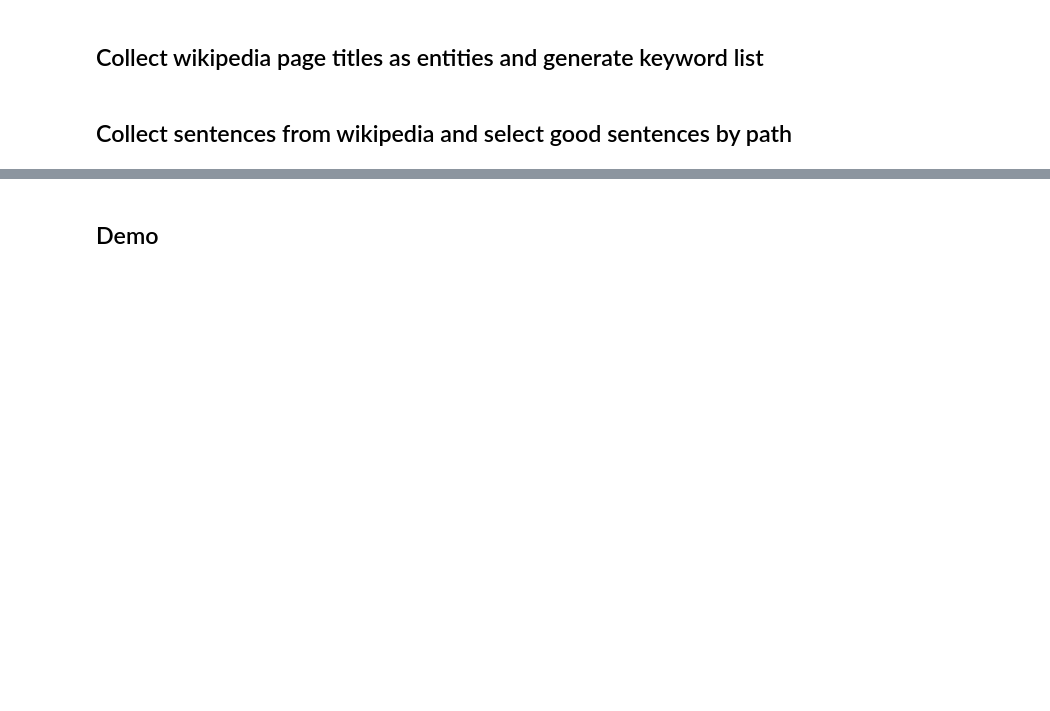
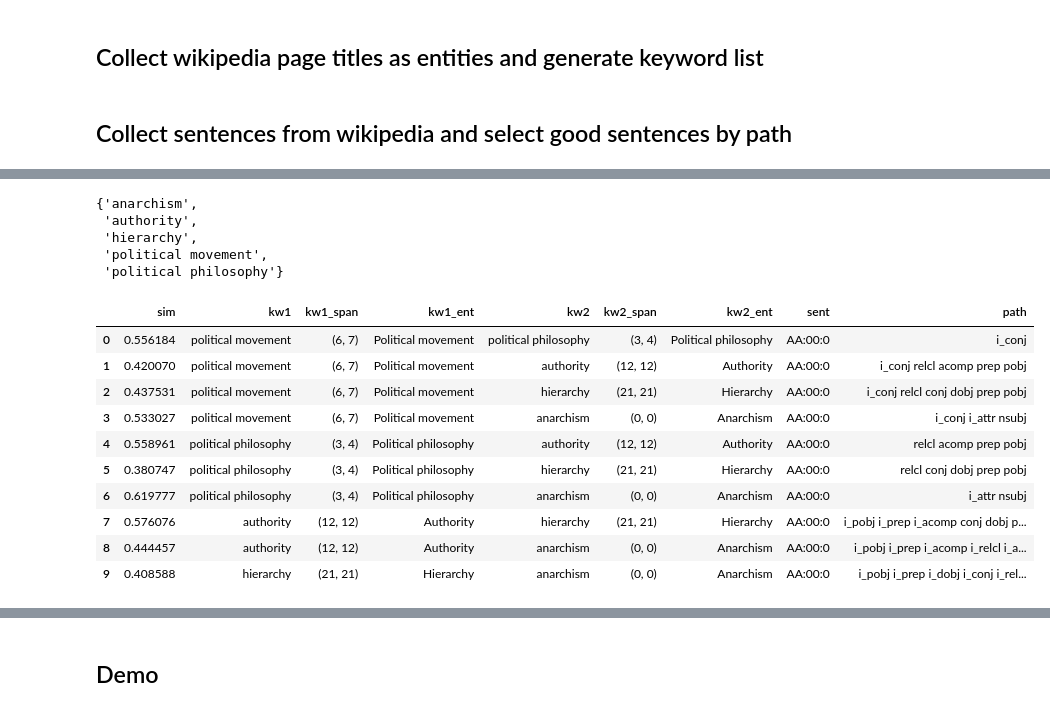
Before and after one commit to ZhuKerui/Forward, a Jupyter notebook: nb/extract_wiki.ipynb, the cells around one changed output, grey strips where cells are left out. Cells and saved outputs as stored; diff of their text form; code cells hidden in the pictures; blank space fills up the shorter version.

Commit message:
temp save

```diff
--- a/nb/extract_wiki.ipynb
+++ b/nb/extract_wiki.ipynb
@@ -153,0 +151,21 @@ True
+# %%
+with bz2.open(w2vec_dump_file) as f_in:
+    w2vec = Wikipedia2Vec.load(f_in)
+# %%
+my_mention_dict = {}
+for ent in w2vec.dictionary.entities():
+    if ent.count < 50:
+        continue
+    kw = remove_brackets(normalize_text(ent.title))
+    if kw not in my_mention_dict:
+        my_mention_dict[kw] = [ent.index]
+    else:
+        my_mention_dict[kw].append(ent.index)
+w2vec_kws = filter_specific_keywords(list(my_mention_dict.keys()))
+my_write(w2vec_keyword_file, w2vec_kws)
+build_word_tree_v2(w2vec_keyword_file, w2vec_wordtree_file, w2vec_token_file)
+filter_keyword_from_w2vec = set(w2vec_kws)
+my_mention_dict = {k:v for k, v in my_mention_dict.items() if k in filter_keyword_from_w2vec}
+with open(w2vec_keyword2idx_file, 'wb') as f_out:
+    pickle.dump(my_mention_dict, f_out)
+len(my_mention_dict)
@@ -153,0 +178,10 @@ True
+# %%
+co = CoOccurrence(w2vec_wordtree_file, w2vec_token_file)
+# %%
+co.line_operation(sent_lemmatize('anarchism is a political philosophy and political movement that is sceptical of authority and rejects all involuntary , coercive forms of hierarchy.'))
+# %% [output]
+{'anarchism',
+ 'authority',
+ 'hierarchy',
+ 'political movement',
+ 'political philosophy'}
@@ -153,0 +261,18 @@ True
+# %%
+df = collect_test_paths_all(save_path+'/AA/wiki_00.dat')
+df.to_csv(save_path + '/test.tsv', sep='\t', index=False)
+print(len(df))
+# %%
+df.head(10)
+# %% [output]
+|  | sim | kw1 | kw1_span | kw1_ent | kw2 | kw2_span | kw2_ent | sent | path |
+| 0 | 0.556184 | political movement | (6, 7) | Political movement | political philosophy | (3, 4) | Political philosophy | AA:00:0 | i_conj |
+| 1 | 0.420070 | political movement | (6, 7) | Political movement | authority | (12, 12) | Authority | AA:00:0 | i_conj relcl acomp prep pobj |
+| 2 | 0.437531 | political movement | (6, 7) | Political movement | hierarchy | (21, 21) | Hierarchy | AA:00:0 | i_conj relcl conj dobj prep pobj |
+| 3 | 0.533027 | political movement | (6, 7) | Political movement | anarchism | (0, 0) | Anarchism | AA:00:0 | i_conj i_attr nsubj |
+| 4 | 0.558961 | political philosophy | (3, 4) | Political philosophy | authority | (12, 12) | Authority | AA:00:0 | relcl acomp prep pobj |
+| 5 | 0.380747 | political philosophy | (3, 4) | Political philosophy | hierarchy | (21, 21) | Hierarchy | AA:00:0 | relcl conj dobj prep pobj |
+| 6 | 0.619777 | political philosophy | (3, 4) | Political philosophy | anarchism | (0, 0) | Anarchism | AA:00:0 | i_attr nsubj |
+| 7 | 0.576076 | authority | (12, 12) | Authority | hierarchy | (21, 21) | Hierarchy | AA:00:0 | i_pobj i_prep i_acomp conj dobj p... |
+| 8 | 0.444457 | authority | (12, 12) | Authority | anarchism | (0, 0) | Anarchism | AA:00:0 | i_pobj i_prep i_acomp i_relcl i_a... |
+| 9 | 0.408588 | hierarchy | (21, 21) | Hierarchy | anarchism | (0, 0) | Anarchism | AA:00:0 | i_pobj i_prep i_dobj i_conj i_rel... |
```
Also changed, not shown: parts of 21 cells of this notebook, 3 other files.
